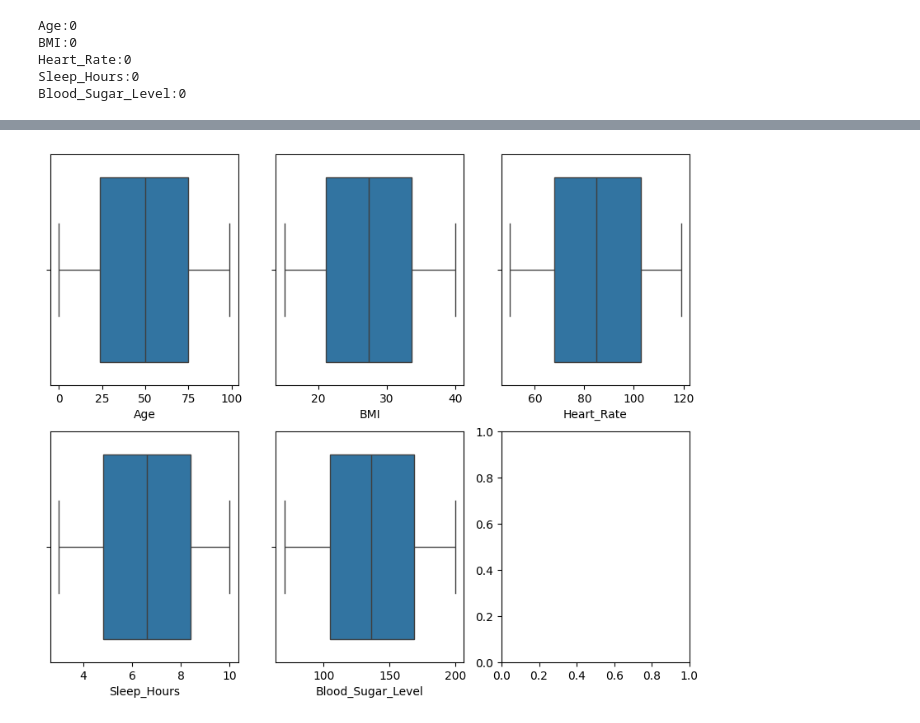
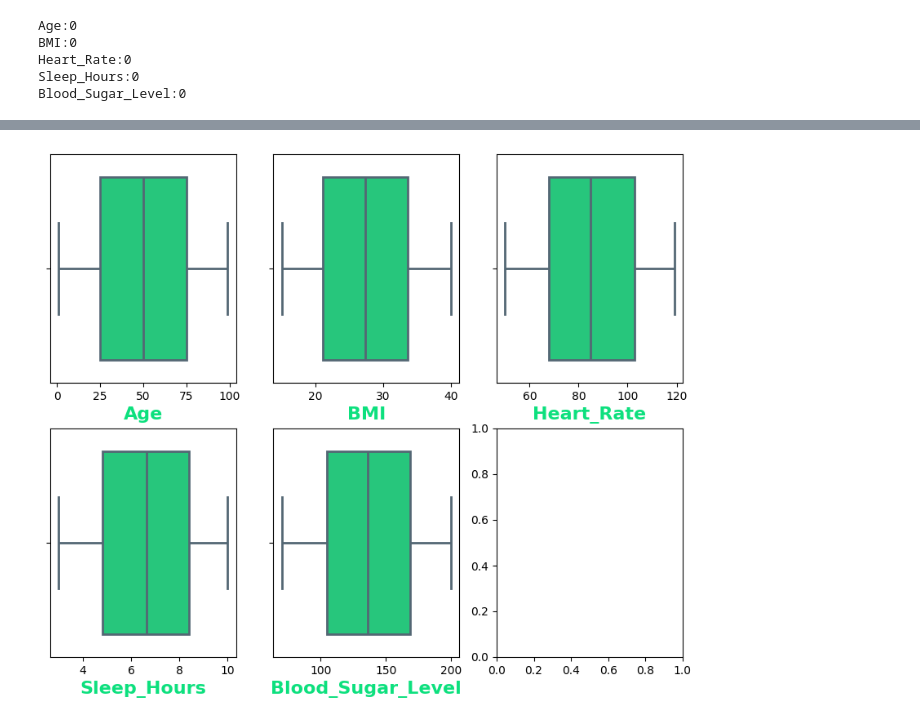
Before and after one commit to Md-Maruf-1727/health-dataset-cleaning, a Jupyter notebook: notebook/data_cleaning.ipynb, the cells around one changed output, grey strips where cells are left out. Cells and saved outputs as stored; diff of their text form; code cells hidden in the pictures.

```diff
--- a/notebook/data_cleaning.ipynb
+++ b/notebook/data_cleaning.ipynb
@@ -208,3 +228,0 @@ Name: count, dtype: int64
-# %%
-df['Stress_Level'] = df['Stress_Level'].bfill()
-df['Stress_Level'].value_counts(dropna=False)
@@ -217,7 +229,7 @@ Name: count, dtype: int64
 # %%
 sel_col = ['Age', 'BMI', 'Heart_Rate', 'Sleep_Hours', 'Blood_Sugar_Level']
 for col in sel_col:
-    df[col] = df[col].fillna(df[col].mean())
+    df[col] = df[col].fillna(df[col].median())
     print(f'{col}:{df[col].isna().sum()}')
 # %% [output]
 Age:0
@@ -240,3 +243,0 @@ Name: count, dtype: int64
-# %%
-df['Family_History'] = df['Family_History'].ffill()
-df['Family_History'].value_counts(dropna=False)
@@ -248,3 +244,5 @@ Name: count, dtype: int64
+# %%
+df.loc[df['Age'] == 0, 'Age'] = df['Age'].median()
 # %%
 df['minor_smoking_flag'] = (
     (df['Age'] < 16) &
@@ -301,11 +299,15 @@ dtype: int64
 # %%
 sel_col_o = ['Age', 'BMI', 'Heart_Rate', 'Sleep_Hours', 'Blood_Sugar_Level']
 
 fig, axes = plt.subplots(2, 3, figsize=(10, 8))
 for ax, col in zip(axes.flatten(), sel_col_o):
     sns.boxplot(
         x= df[col],
-        ax=ax
+        ax=ax,
+        color="#0DE07E",
+        linewidth=2,
+        linecolor="#546774"
     )
+    ax.set_xlabel(col, color= "#0DE07E", fontweight='bold', fontsize=16)
 # %% [output]
-[figure, old version]
+[figure, new version]
```
Also changed, not shown: parts of 25 cells of this notebook.
